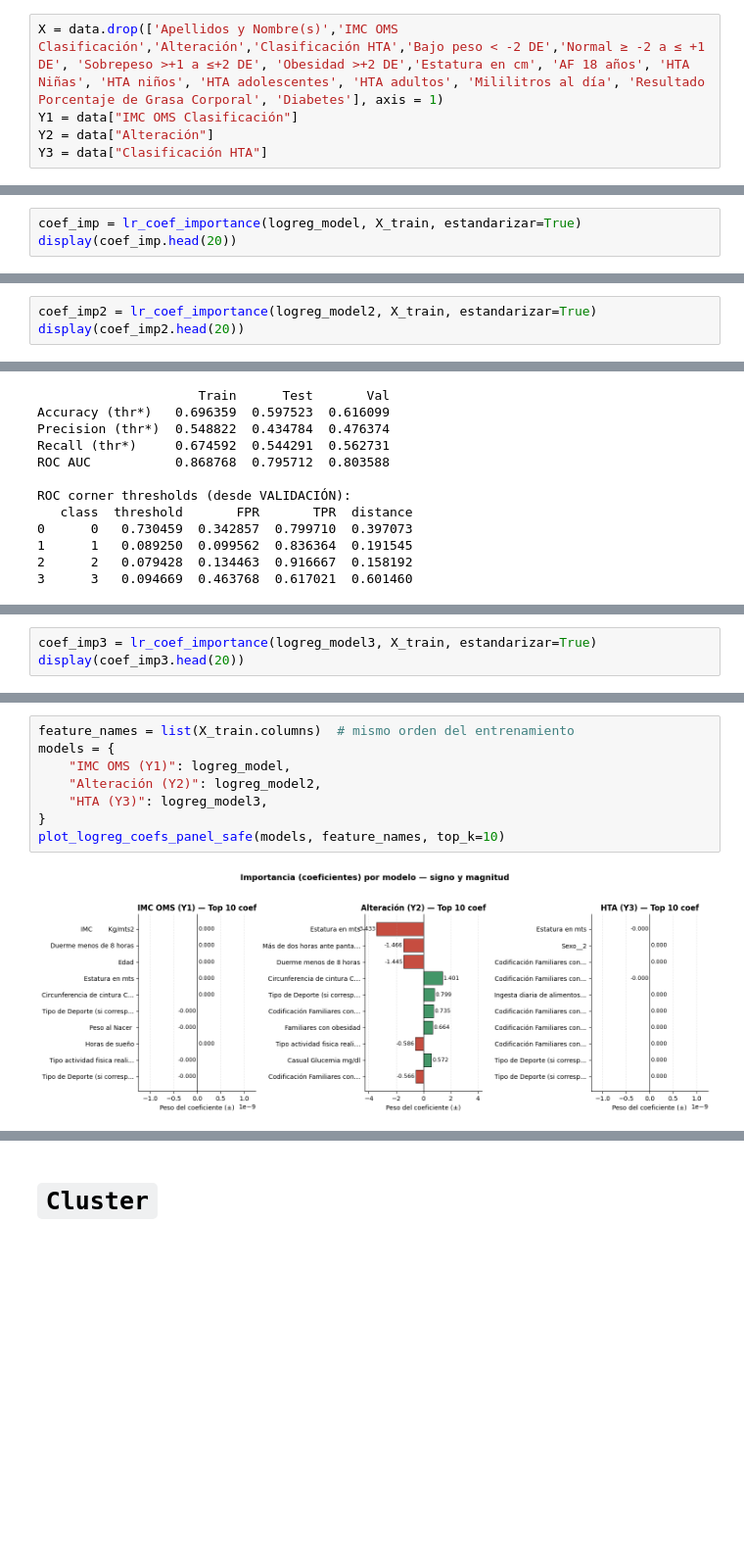
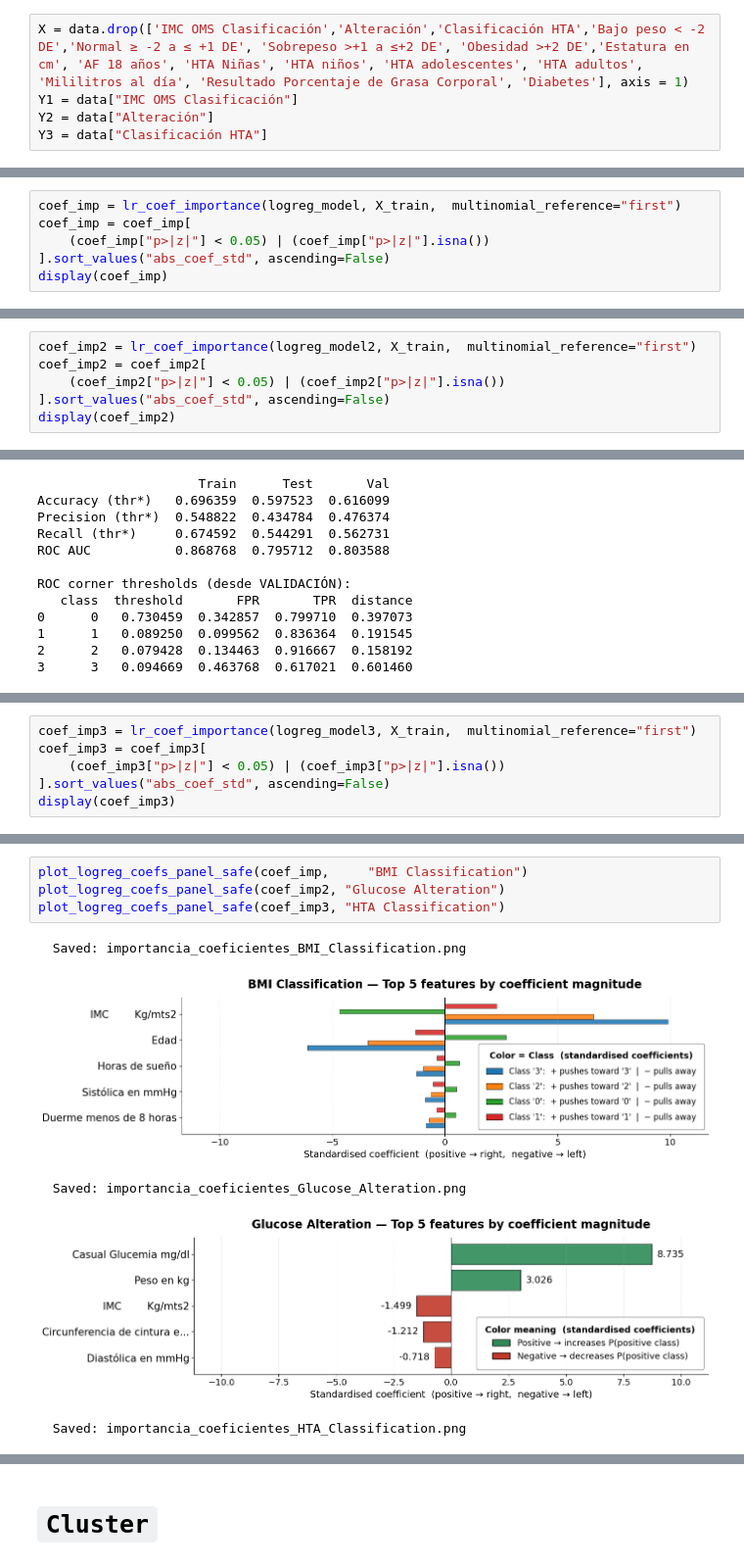
Before and after one commit to LuisCarlosAlvaradoG/Detection_of_Pediatric_Cardiometabolic_Diseases_Using_Machine_Learning_Techniques, a Jupyter notebook: Tecnical_Development.ipynb, the cells around one changed output, grey strips where cells are left out. Shown at 98% size. Saved outputs shown, nothing was run; the diff lists cells and outputs as text; blank space fills up the shorter version.

```diff
--- a/Tecnical_Development.ipynb
+++ b/Tecnical_Development.ipynb
@@ -110,5 +70,5 @@ data = data[data['AF17 años'] != 2]
 # %%
-X = data.drop(['Apellidos y Nombre(s)','IMC OMS Clasificación','Alteración','Clasificación HTA','Bajo peso < -2 DE','Normal ≥ -2 a ≤ +1 DE', 'Sobrepeso >+1 a ≤+2 DE', 'Obesidad >+2 DE','Estatura en cm', 'AF 18 años', 'HTA Niñas', 'HTA niños', 'HTA adolescentes', 'HTA adultos', 'Mililitros al día', 'Resultado Porcentaje de Grasa Corporal', 'Diabetes'], axis = 1)
+X = data.drop(['IMC OMS Clasificación','Alteración','Clasificación HTA','Bajo peso < -2 DE','Normal ≥ -2 a ≤ +1 DE', 'Sobrepeso >+1 a ≤+2 DE', 'Obesidad >+2 DE','Estatura en cm', 'AF 18 años', 'HTA Niñas', 'HTA niños', 'HTA adolescentes', 'HTA adultos', 'Mililitros al día', 'Resultado Porcentaje de Grasa Corporal', 'Diabetes'], axis = 1)
 Y1 = data["IMC OMS Clasificación"]
 Y2 = data["Alteración"]
 Y3 = data["Clasificación HTA"]
@@ -513,5 +339,8 @@ confusion_matrix_mult(logreg_model, Y1_train, X_test, Y1_test, X_val, Y1_val)
 # %%
-coef_imp = lr_coef_importance(logreg_model, X_train, estandarizar=True)
-display(coef_imp.head(20))
+coef_imp = lr_coef_importance(logreg_model, X_train,  multinomial_reference="first")
+coef_imp = coef_imp[
+    (coef_imp["p>|z|"] < 0.05) | (coef_imp["p>|z|"].isna())
+].sort_values("abs_coef_std", ascending=False)
+display(coef_imp)
 # %% [output]
 |  | class | ref_class | feature | coef | odds_ratio | se | z | p>|z| | coef_std | abs_coef_std | ... |
@@ -555,6 +381,9 @@ confusion_matrix_binary(logreg_model2, X_test, Y2_test, X_val, Y2_val)
 # %%
-coef_imp2 = lr_coef_importance(logreg_model2, X_train, estandarizar=True)
-display(coef_imp2.head(20))
+coef_imp2 = lr_coef_importance(logreg_model2, X_train,  multinomial_reference="first")
+coef_imp2 = coef_imp2[
+    (coef_imp2["p>|z|"] < 0.05) | (coef_imp2["p>|z|"].isna())
+].sort_values("abs_coef_std", ascending=False)
+display(coef_imp2)
 # %% [output]
 |  | feature | coef | odds_ratio | se | z | p>|z| | coef_std | abs_coef_std | or_per_sd |
 | 0 | Casual Glucemia mg/dl | 0.571923 | 1.771671 | 0.047593 | 12.017025 | 0.000000 | 8.735139 | 8.735139 | 6217.599467 |
@@ -600,5 +428,8 @@ confusion_matrix_mult(logreg_model3, Y3_train, X_test, Y3_test, X_val, Y3_val)
 # %%
-coef_imp3 = lr_coef_importance(logreg_model3, X_train, estandarizar=True)
-display(coef_imp3.head(20))
+coef_imp3 = lr_coef_importance(logreg_model3, X_train,  multinomial_reference="first")
+coef_imp3 = coef_imp3[
+    (coef_imp3["p>|z|"] < 0.05) | (coef_imp3["p>|z|"].isna())
+].sort_values("abs_coef_std", ascending=False)
+display(coef_imp3)
 # %% [output]
 |  | class | ref_class | feature | coef | odds_ratio | se | z | p>|z| | coef_std | abs_coef_std | ... |
@@ -641,10 +448,10 @@ pd.DataFrame({"Variable" : X_train.columns, "Coef" : logreg_model2.coef_[0]}).so
 # %%
-feature_names = list(X_train.columns)  # mismo orden del entrenamiento
-models = {
-    "IMC OMS (Y1)": logreg_model,
-    "Alteración (Y2)": logreg_model2,
-    "HTA (Y3)": logreg_model3,
-}
-plot_logreg_coefs_panel_safe(models, feature_names, top_k=10)
+plot_logreg_coefs_panel_safe(coef_imp,     "BMI Classification")
+plot_logreg_coefs_panel_safe(coef_imp2, "Glucose Alteration")
+plot_logreg_coefs_panel_safe(coef_imp3, "HTA Classification")
 # %% [output]
+  Saved: importancia_coeficientes_BMI_Classification.png
-[figure, old version]
+[figure, new version]
+  Saved: importancia_coeficientes_Glucose_Alteration.png
+[figure, added]
+  Saved: importancia_coeficientes_HTA_Classification.png
```
Also changed, not shown: parts of 84 cells of this notebook, 5 other files.
